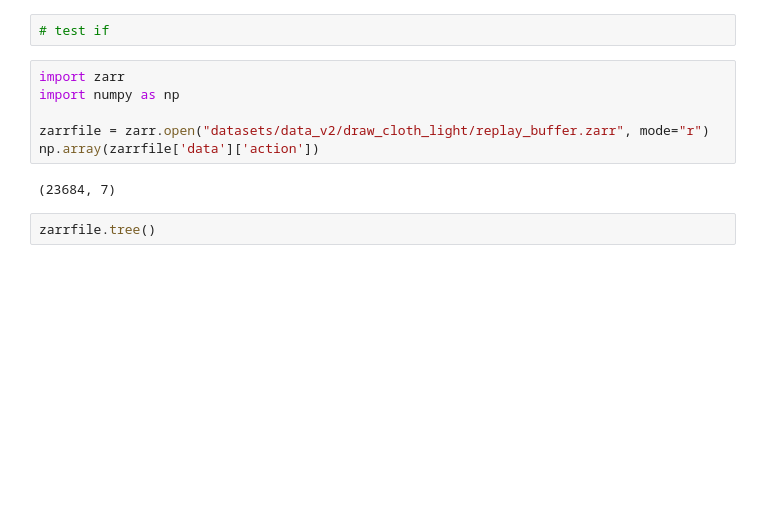
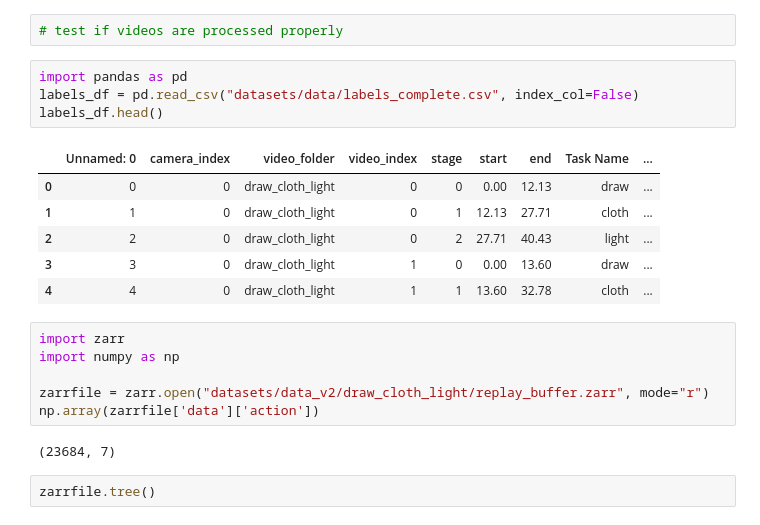
Before and after one commit to hhhsu-cmlab/xskill, a Jupyter notebook: dataset.ipynb, the cells around one changed output. Saved outputs shown, nothing was run; the diff lists cells and outputs as text; blank space fills up the shorter version.

```diff
--- a/dataset.ipynb
+++ b/dataset.ipynb
@@ -1,5 +1,16 @@
 # %%
-# test if
+# test if videos are processed properly
+# %%
+import pandas as pd
+labels_df = pd.read_csv("datasets/data/labels_complete.csv", index_col=False)
+labels_df.head()
+# %% [output]
+|  | Unnamed: 0 | camera_index | video_folder | video_index | stage | start | end | Task Name | ... |
+| 0 | 0 | 0 | draw_cloth_light | 0 | 0 | 0.00 | 12.13 | draw | ... |
+| 1 | 1 | 0 | draw_cloth_light | 0 | 1 | 12.13 | 27.71 | cloth | ... |
+| 2 | 2 | 0 | draw_cloth_light | 0 | 2 | 27.71 | 40.43 | light | ... |
+| 3 | 3 | 0 | draw_cloth_light | 1 | 0 | 0.00 | 13.60 | draw | ... |
+| 4 | 4 | 0 | draw_cloth_light | 1 | 1 | 13.60 | 32.78 | cloth | ... |
 # %%
 import zarr
 import numpy as np
```
Also changed, not shown: 2 other files.
